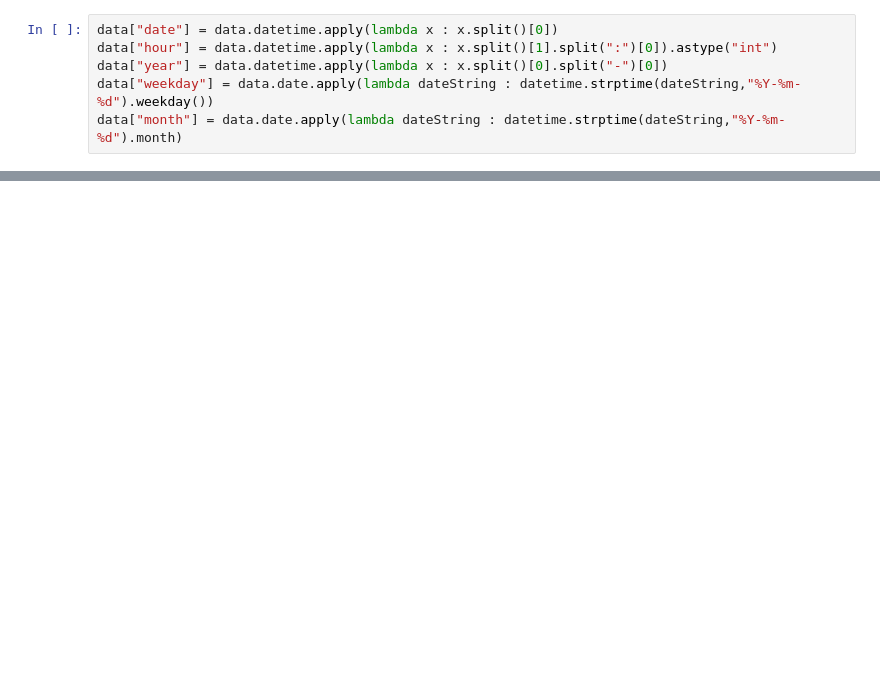
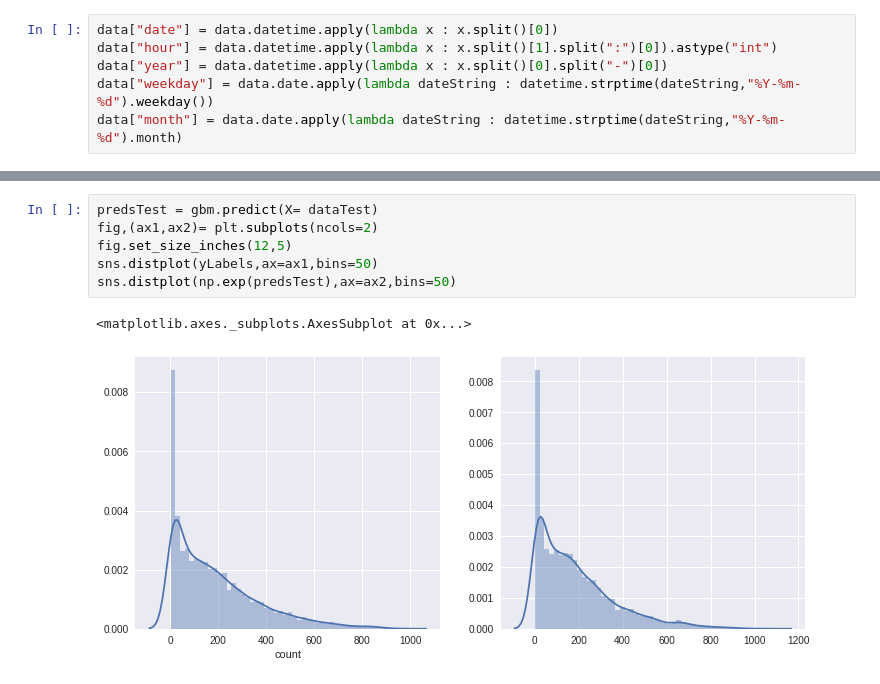
Before and after one commit to aravind2403/Bike-Sharing-Dataset, a Jupyter notebook: Bike_Sharing.ipynb, the cells around one changed output, grey strips where cells are left out. Saved outputs shown, nothing was run; the diff lists cells and outputs as text; blank space fills up the shorter version.

```diff
--- a/Bike_Sharing.ipynb
+++ b/Bike_Sharing.ipynb
@@ -273,0 +388,9 @@ ValueError: ignored
+# %%
+predsTest = gbm.predict(X= dataTest)
+fig,(ax1,ax2)= plt.subplots(ncols=2)
+fig.set_size_inches(12,5)
+sns.distplot(yLabels,ax=ax1,bins=50)
+sns.distplot(np.exp(predsTest),ax=ax2,bins=50)
+# %% [output]
+<matplotlib.axes._subplots.AxesSubplot at 0x...>
+[figure, added]
```
Also changed, not shown: parts of 14 cells of this notebook.
